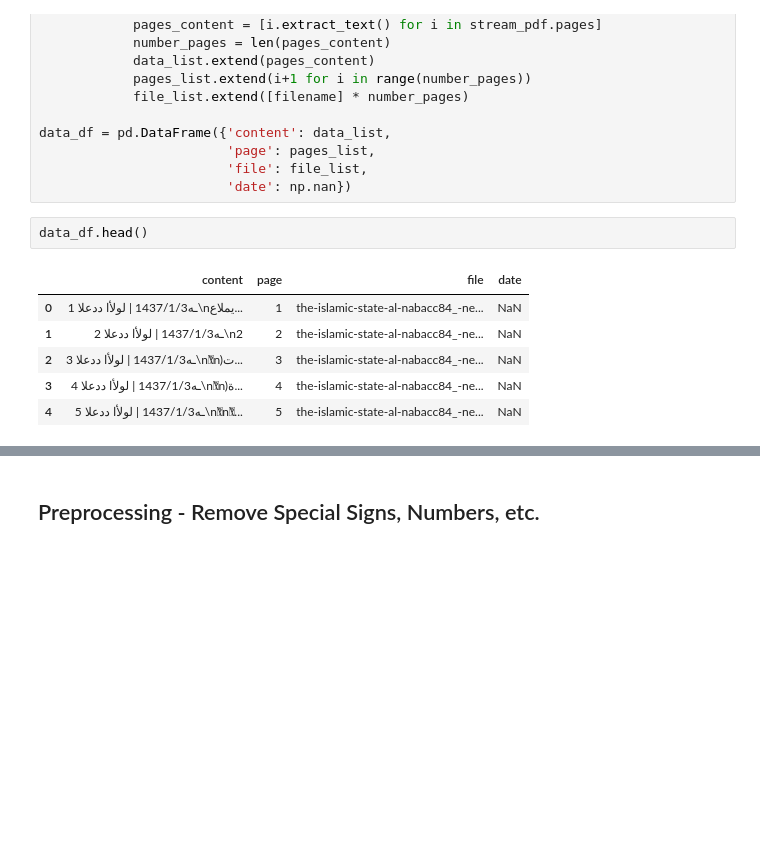
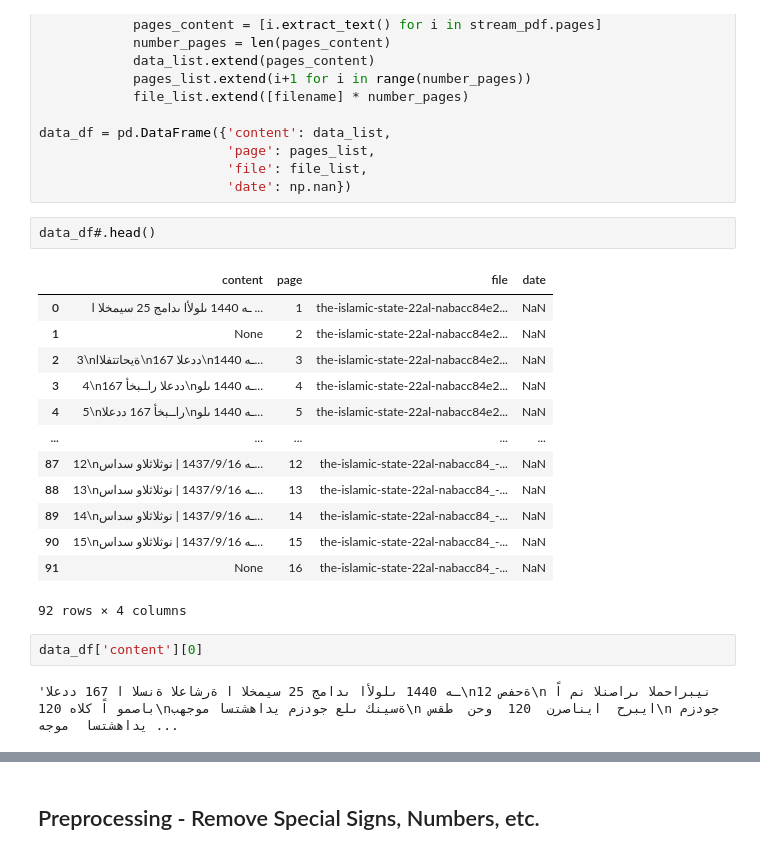
Before and after one commit to piperpainter/nlp_arabic, a Jupyter notebook: Visuals_NLP_arabic_inverted_correctly.ipynb, the cells around one changed output, grey strips where cells are left out. Saved outputs shown, nothing was run; the diff lists cells and outputs as text; blank space fills up the shorter version.

```diff
--- a/Visuals_NLP_arabic_inverted_correctly.ipynb
+++ b/Visuals_NLP_arabic_inverted_correctly.ipynb
@@ -75,11 +80,22 @@ data_df = pd.DataFrame({'content': data_list,
                         'file': file_list,
                         'date': np.nan})
 # %%
-data_df.head()
+data_df#.head()
 # %% [output]
 |  | content | page | file | date |
-| 0 | 1 ـه1437/1/3 | لولأا ددعلا\nيملاع... | 1 | the-islamic-state-al-nabacc84_-ne... | NaN |
-| 1 | ـه1437/1/3 | لولأا ددعلا 2\n2 | 2 | the-islamic-state-al-nabacc84_-ne... | NaN |
-| 2 | 3 ـه1437/1/3 | لولأا ددعلا\nّ\n)ت... | 3 | the-islamic-state-al-nabacc84_-ne... | NaN |
-| 3 | ـه1437/1/3 | لولأا ددعلا 4\nّ\n)ة... | 4 | the-islamic-state-al-nabacc84_-ne... | NaN |
-| 4 | 5 ـه1437/1/3 | لولأا ددعلا\nّ\nّ\... | 5 | the-islamic-state-al-nabacc84_-ne... | NaN |
+| 0 | ـه 1440 ىلولأا ىدامج 25 سيمخلا ا ... | 1 | the-islamic-state-22al-nabacc84e2... | NaN |
+| 1 | None | 2 | the-islamic-state-22al-nabacc84e2... | NaN |
+| 2 | 3\nةيحاتتفلاا\n167 ددعلا\nـه 1440... | 3 | the-islamic-state-22al-nabacc84e2... | NaN |
+| 3 | 4\n167 ددعلا راــبخأ\nـه 1440 ىلو... | 4 | the-islamic-state-22al-nabacc84e2... | NaN |
+| 4 | 5\nراــبخأ 167 ددعلا\nـه 1440 ىلو... | 5 | the-islamic-state-22al-nabacc84e2... | NaN |
+| ... | ... | ... | ... | ... |
+| 87 | 12\nـه 1437/9/16 | نوثلاثلاو سداس... | 12 | the-islamic-state-22al-nabacc84_-... | NaN |
+| 88 | 13\nـه 1437/9/16 | نوثلاثلاو سداس... | 13 | the-islamic-state-22al-nabacc84_-... | NaN |
+| 89 | 14\nـه 1437/9/16 | نوثلاثلاو سداس... | 14 | the-islamic-state-22al-nabacc84_-... | NaN |
+| 90 | 15\nـه 1437/9/16 | نوثلاثلاو سداس... | 15 | the-islamic-state-22al-nabacc84_-... | NaN |
+| 91 | None | 16 | the-islamic-state-22al-nabacc84_-... | NaN |
+92 rows × 4 columns
+# %%
+data_df['content'][0]
+# %% [output]
+'ـه 1440 ىلولأا ىدامج 25 سيمخلا ا ةرشاعلا ةنسلا ا 167 ددعلا\nةحفص 12\n نيبراحملا ىراصنلا نم اً باصمو اً كلاه 120\nةسينك ىلع جودزم يداهشتسا موجهب\n ايبرح  ايناصرن  120  وحن  طقس\n جودزم  يداهشتسا  موجه ...
```
Also changed, not shown: parts of 30 cells of this notebook, 40 other files.
